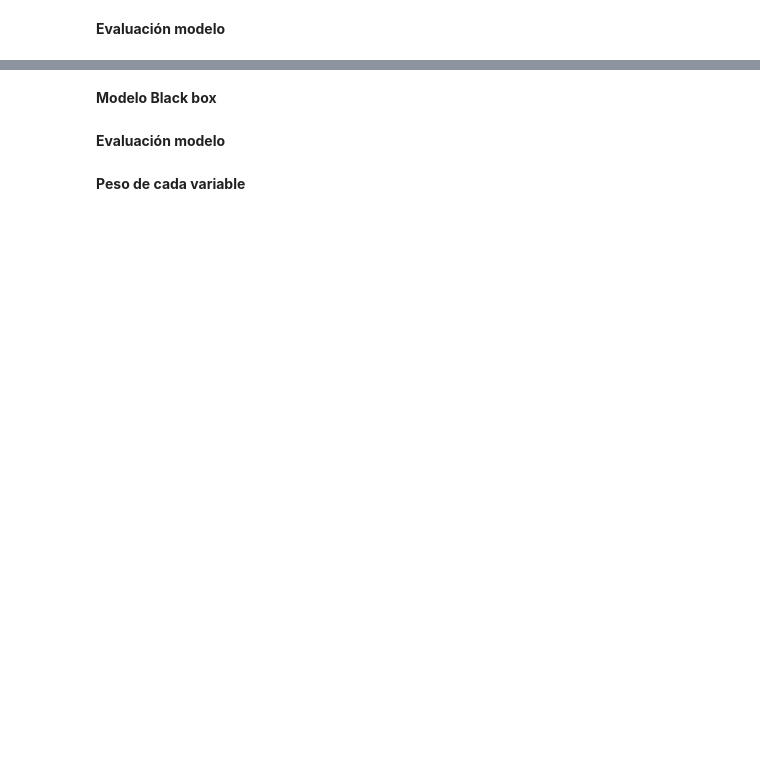
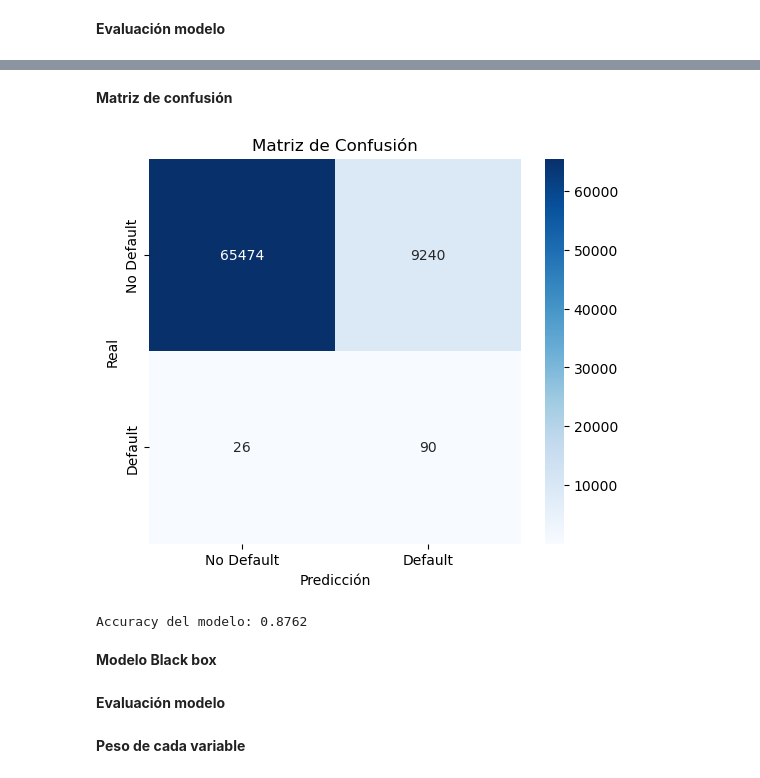
Before and after one commit to martamateosgon/Finanzas_MS, a Jupyter notebook: 2_marta_nagore.ipynb, the cells around one changed output, grey strips where cells are left out. Drawn from its saved outputs; the diff is of its cells as text; code cells hidden in the pictures; blank space fills up the shorter version.

```diff
--- a/2_marta_nagore.ipynb
+++ b/2_marta_nagore.ipynb
@@ -616,0 +536,17 @@ plt.hist(df.loc[df['default'] == 1, 'Saldo_total'], bins=100, color='red', alpha
+# %%
+# Seleccionar las columnas de interés
+columnas_interes = [
+    'Dias_impago_descubierto_year',
+    'Dias_impago_hip_year',
+    'Indicador_recibos',
+    'Indicador_tarjeta',
+    'Mora_ult5A',
+    'Recibos_denegados_dummy',
+    'Edad',
+    'Sal_BurCto_Year',
+    'default'  # Variable objetivo
+]
+
+# Filtrar el dataset solo con las columnas de interés
+df_filtered = df[columnas_interes]
+df_filtered.dtypes
@@ -660,3 +645,26 @@ Name: count, dtype: int64
+# %% [markdown]
+**Matriz de confusión**
+# %%
+# Matriz de confusión
+cm = confusion_matrix(y_test, y_pred)
+
+# Visualización de la matriz de confusión
+plt.figure(figsize=(6, 5))
+sns.heatmap(cm, annot=True, fmt='d', cmap='Blues', xticklabels=['No Default', 'Default'], yticklabels=['No Default', 'Default'])
+plt.xlabel('Predicción')
+plt.ylabel('Real')
+plt.title('Matriz de Confusión')
+plt.show()
+# %% [output]
+[figure, added]
+# %%
+# Calcular el accuracy
+accuracy = accuracy_score(y_test, y_pred)
+
+# Mostrar el resultado
+print(f"Accuracy del modelo: {accuracy:.4f}")
+# %% [output]
+Accuracy del modelo: 0.8762
 # %% [markdown]
 **Modelo Black box**
 # %% [markdown]
```
Also changed, not shown: parts of 41 cells of this notebook, 1 other file.
